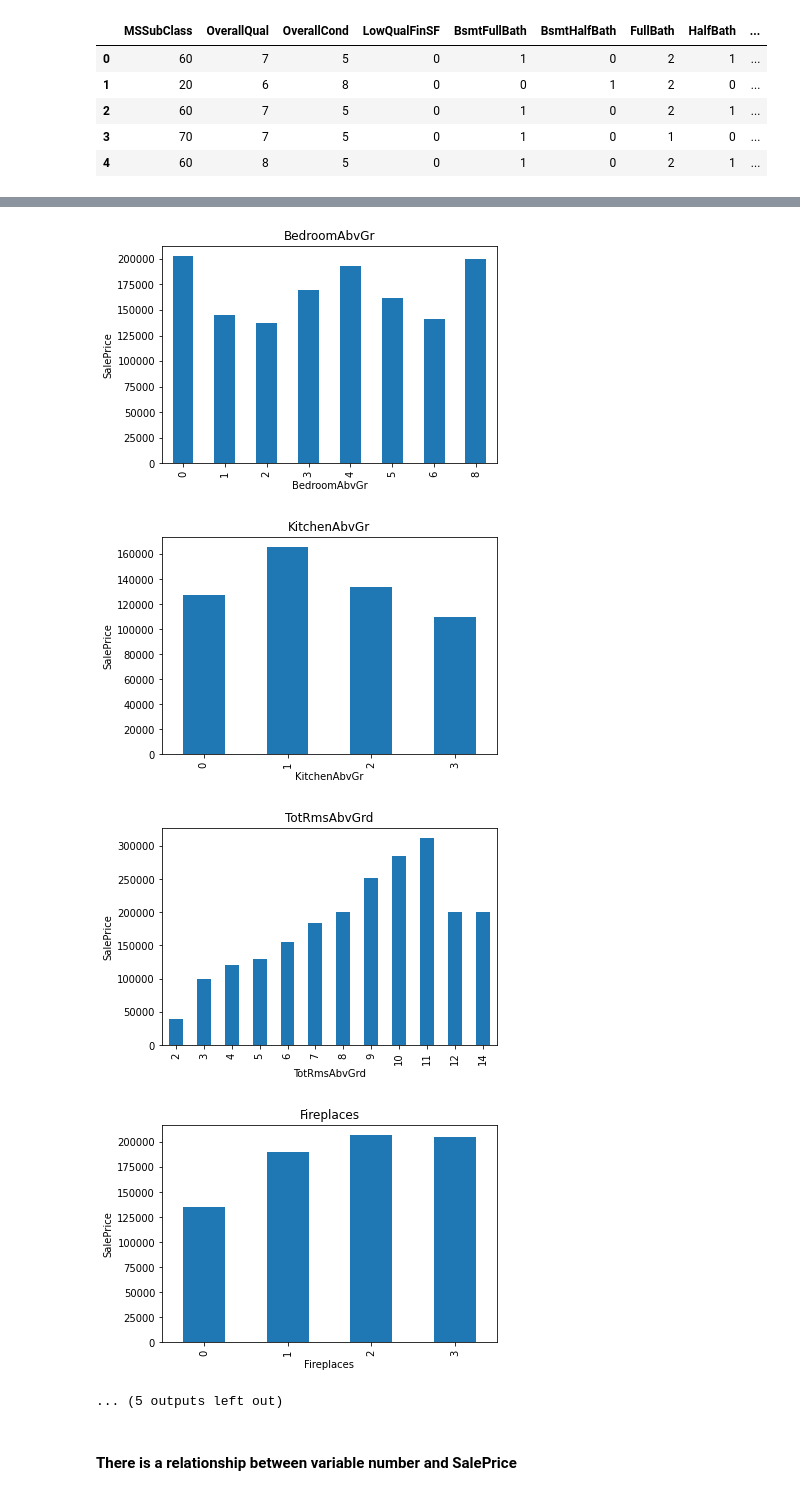
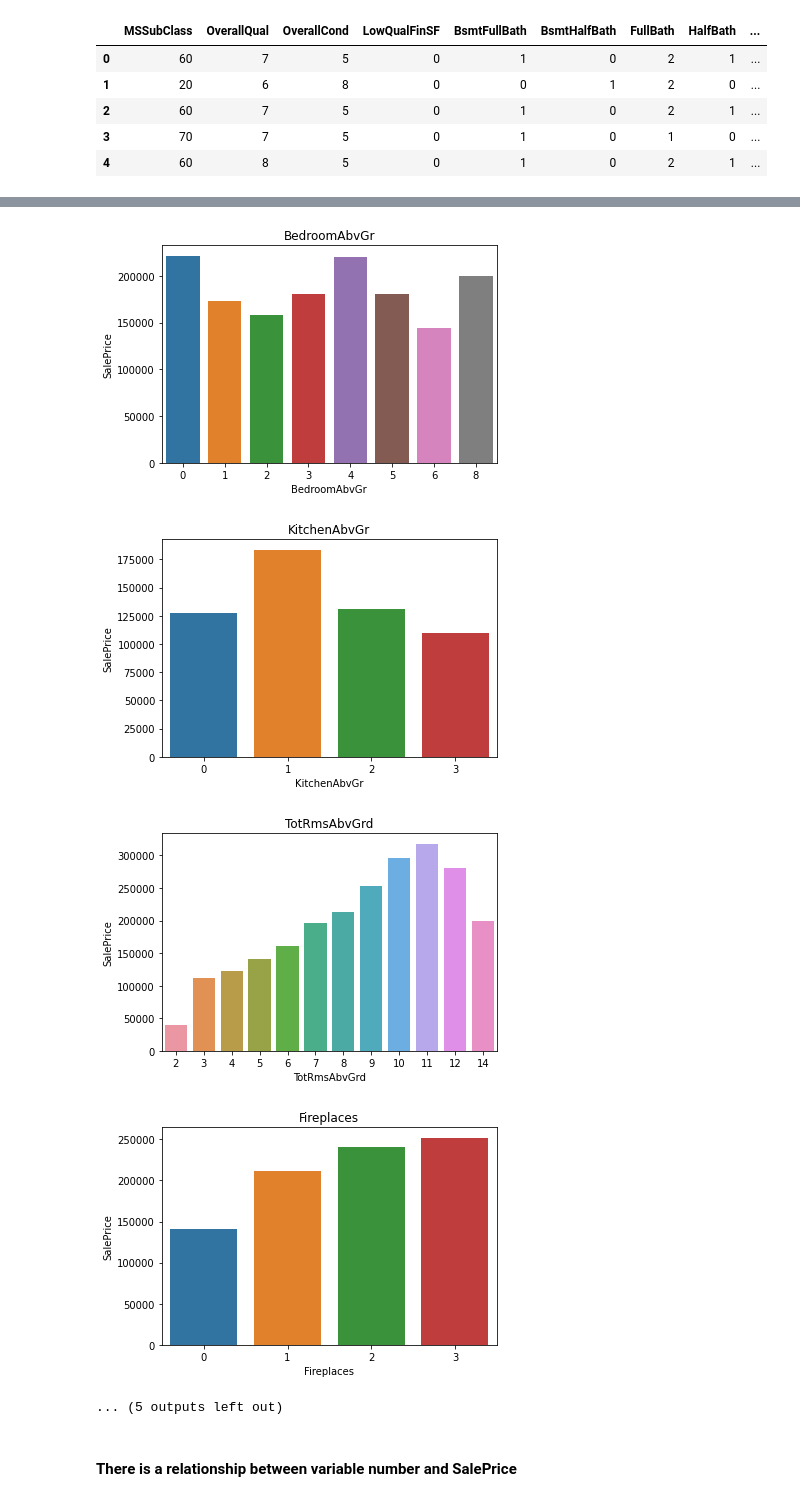
Before and after one commit to keshav4118/Advanced-House-Prices-Prediction, a Jupyter notebook: Advance House Price Prediction- Exploratory Data Analysis.ipynb, the cells around one changed output, grey strips where cells are left out. Saved outputs shown, nothing was run; the diff lists cells and outputs as text; code cells hidden in the pictures.

```diff
--- a/Advance House Price Prediction- Exploratory Data Analysis.ipynb
+++ b/Advance House Price Prediction- Exploratory Data Analysis.ipynb
@@ -205,7 +205,8 @@ for feature in years_feature:
         ## We will capture the difference between year variable and year the house was sold for
         data[feature] = data[feature] - data['YrSold']
 
-        plt.scatter(data[feature],data['SalePrice'])
+        sns.scatterplot(x=feature,y='SalePrice',data=data)
+        #plt.scatter(data[feature],data['SalePrice'])
         plt.xlabel(feature)
         plt.ylabel('SalePrice')
         plt.show()
@@ -250,11 +251,12 @@ dataset[discrete_feature].head()
 | 3 | 70 | 7 | 5 | 0 | 1 | 0 | 1 | 0 | ... |
 | 4 | 60 | 8 | 5 | 0 | 1 | 0 | 2 | 1 | ... |
 # %%
-## Lets Find the realtionship between them and Sale PRice
+## Lets Find the reletionship between them and Sale PRice
 
 for feature in discrete_feature:
     data=dataset.copy()
-    data.groupby(feature)['SalePrice'].median().plot.bar()
+    #data.groupby(feature)['SalePrice'].median().plot.bar()
+    sns.barplot(x=feature,y='SalePrice',data=data,ci=False)
     plt.xlabel(feature)
     plt.ylabel('SalePrice')
     plt.title(feature)
@@ -271,7 +273,7 @@ for feature in discrete_feature:
-[figure, old version]
+[figure, new version]
-[figure, old version]
+[figure, new version]
-[figure, old version]
+[figure, new version]
-[figure, old version]
+[figure, new version]
 ... (5 outputs left out)
 # %% [markdown]
 #### There is a relationship between variable number and SalePrice
```
Also changed, not shown: parts of 17 cells of this notebook, 1 other file.
